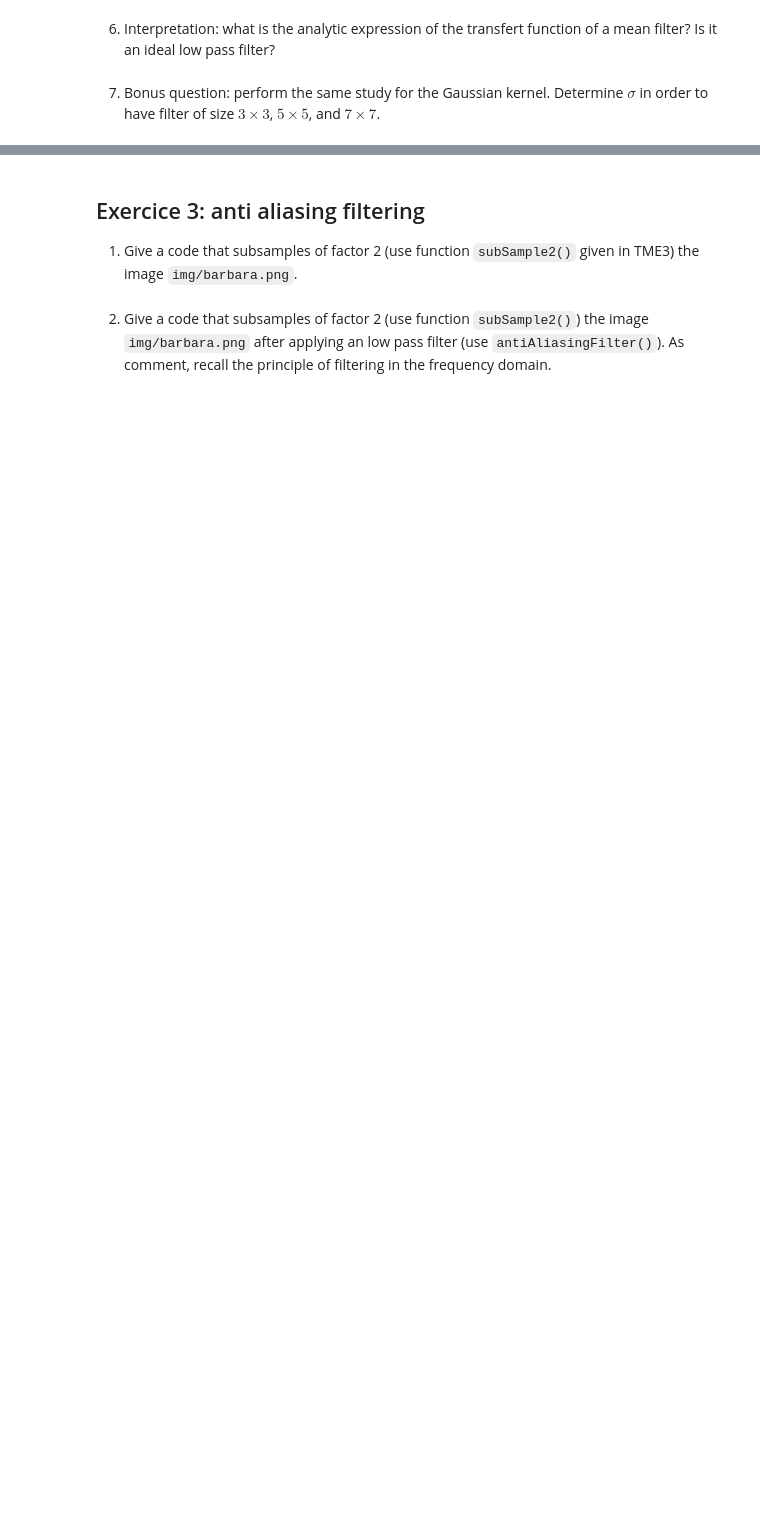
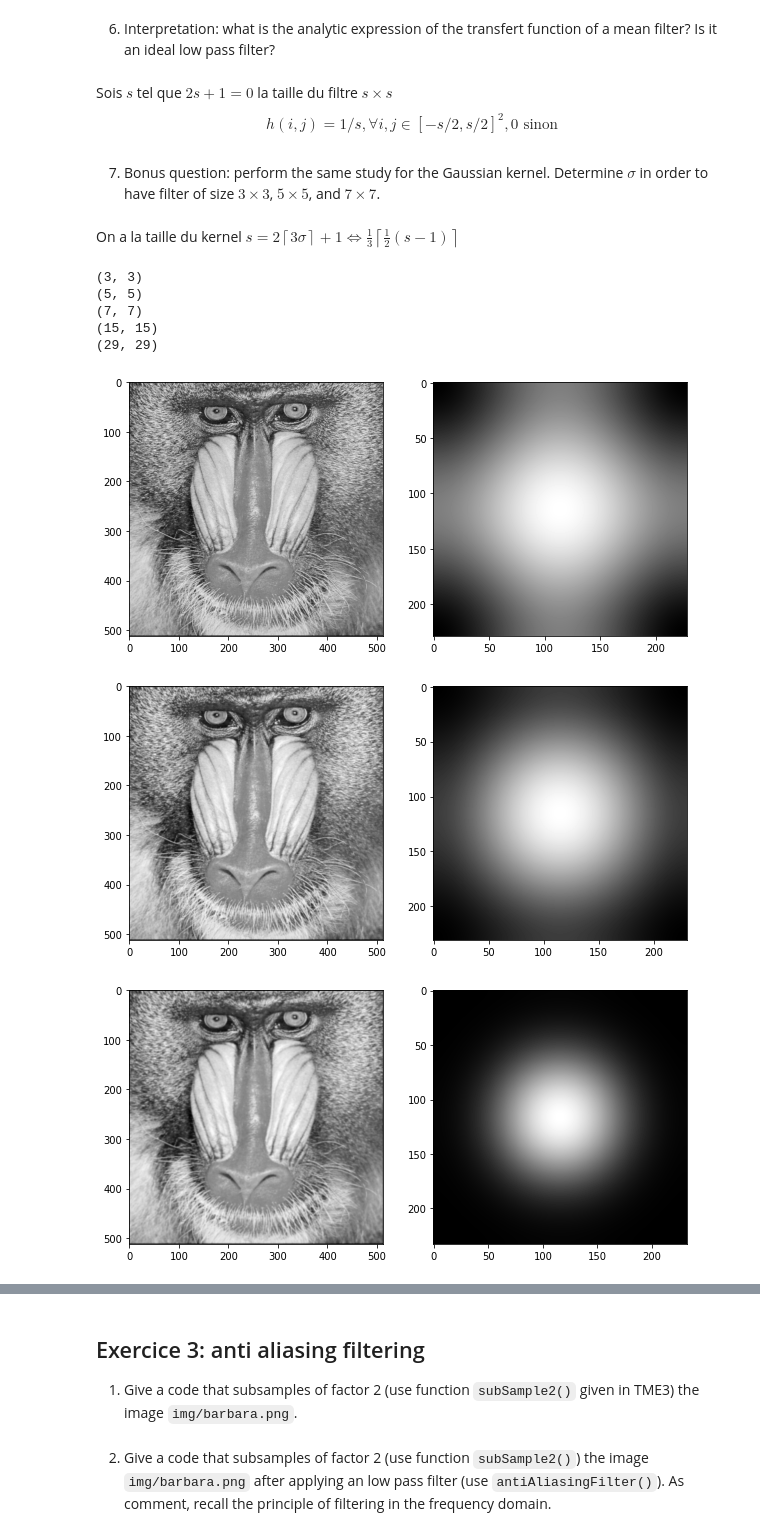
Before and after one commit to CharlesAttend/M1-S1-DAC, a Jupyter notebook: BIMA/TME/TME4/TME4.ipynb, the cells around one changed output, grey strips where cells are left out. Saved outputs shown, nothing was run; the diff lists cells and outputs as text; code cells hidden in the pictures; blank space fills up the shorter version.

```diff
--- a/BIMA/TME/TME4/TME4.ipynb
+++ b/BIMA/TME/TME4/TME4.ipynb
@@ -201,14 +225,40 @@ imshow(conv2(mandrill, h))
 # %% [markdown]
 6. Interpretation: what is the analytic expression of the transfert function of a mean filter? Is  it an ideal low pass filter?
+# %% [markdown]
+Sois $s$ tel que $2s+1=0$ la taille du filtre $s\times s$
+$$
+h(i,j) = 1/s, \forall i,j \in [-s/2, s/2]^2, 0 \text{ sinon}
+$$
 # %% [markdown]
 7. Bonus question: perform the same study for the Gaussian kernel. Determine $\sigma$ in order to have filter of size $3\times3$, $5\times5$, and $7\times7$.
+# %% [markdown]
+On a la taille du kernel $s = 2 \left\lceil 3 \sigma  \right\rceil + 1 \Leftrightarrow \frac{1}{3}\left\lceil \frac{1}{2}(s - 1) \right\rceil $
 # %%
 def gaussianKernel(sigma):
     """ double -> Array
         return a gaussian kernel of standard deviation sigma
     """
     n2 = int(np.ceil(3*sigma))
     x,y = np.meshgrid(np.arange(-n2,n2+1),np.arange(-n2,n2+1))
     kern = np.exp(-(x**2+y**2)/(2*sigma*sigma))
     return  kern/kern.sum()
 ### your answer start below
+s = np.array([3, 5, 7, 15, 29])
+s = (1/3) * ((0.5*(s-1)).astype(int)) # +1 car partie sup ? Visiblement non
+for sigma in s:
+    fig, ax = plt.subplots(nrows=1,ncols=2, figsize=(10,15))
+    h = gaussianKernel(sigma)
+    print(h.shape)
+    ax[0].imshow(conv2(mandrill, h))
+
+    padded_h = imagePad(h, np.zeros((256-size,256-size)))
+    ax[1].imshow(toVisualizeLogFT(fft2(padded_h)))
+# %% [output]
+(3, 3)
+(5, 5)
+(7, 7)
+(15, 15)
+(29, 29)
+[figure, added]
+[figure, added]
+[figure, added]
```
Also changed, not shown: parts of 12 cells of this notebook.
